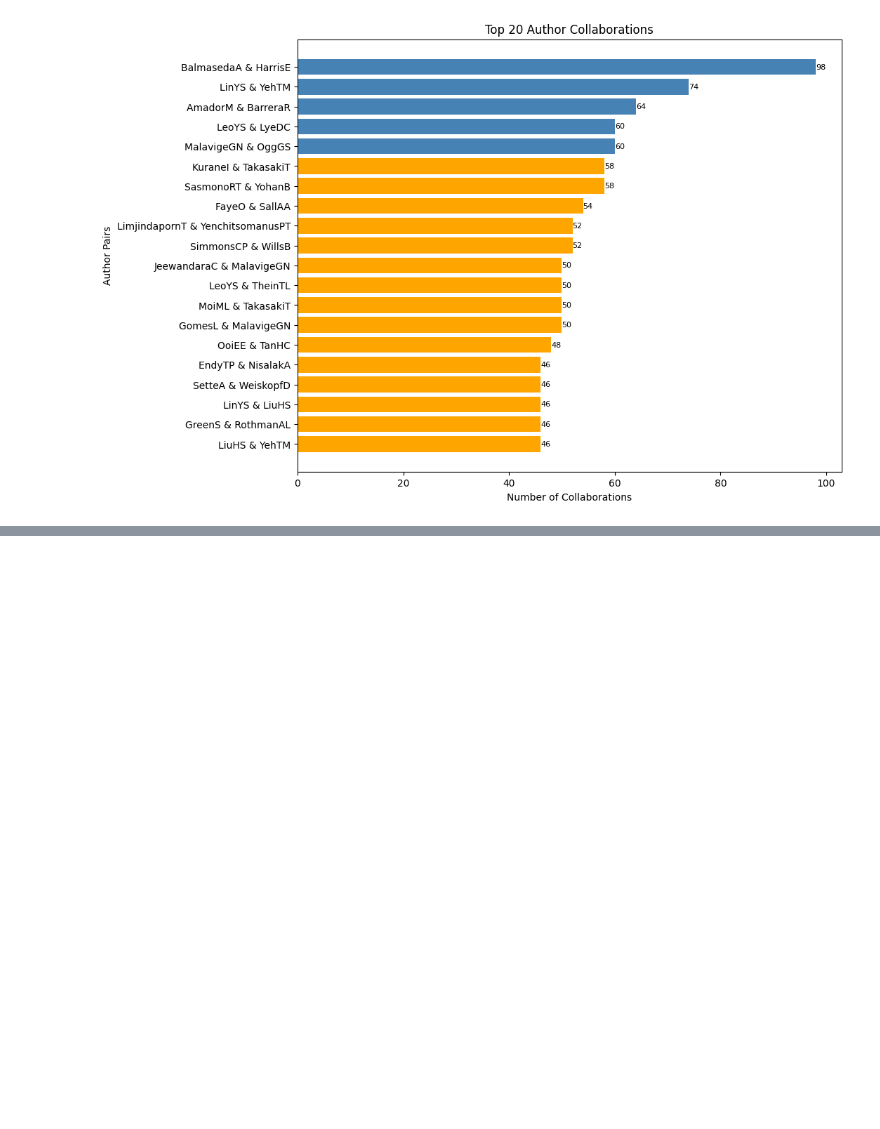
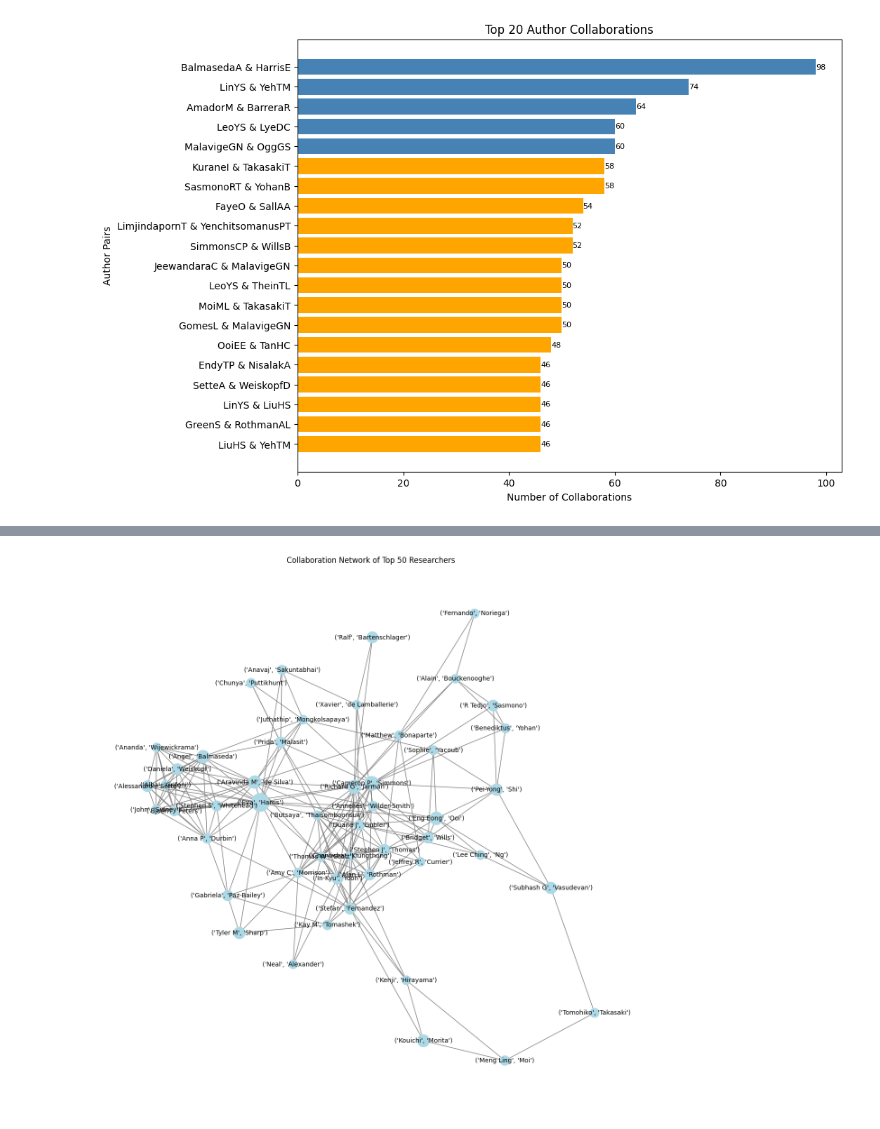
Before and after one commit to gnc506/Skills_Assessment, a Jupyter notebook: Skill_Assessment_2_Tabassum.ipynb, the cells around one changed output, grey strips where cells are left out. Drawn from its saved outputs; the diff is of its cells as text; code cells hidden in the pictures; blank space fills up the shorter version.

```diff
--- a/Skill_Assessment_2_Tabassum.ipynb
+++ b/Skill_Assessment_2_Tabassum.ipynb
@@ -311,0 +316,5 @@ plt.show()
+# %%
+# Identifying the top 50 researchers
+top_50_researchers = sorted(researcher_collaboration_count.items(), key=lambda x: x[1], reverse=True)[:50]
+top_50_researchers_list = [item[0] for item in top_50_researchers]
+top_50_researchers
@@ -311,0 +339,24 @@ plt.show()
+# %%
+# Creating a subgraph with these top 50 researchers
+top_50_researchers_subgraph = nx.Graph()
+for authors in pmid_authors_map.values():
+     for author_pair in combinations(authors, 2):
+          if author_pair[0] in top_50_researchers_list and author_pair[1] in top_50_researchers_list:
+              top_50_researchers_subgraph.add_edge(*author_pair)
+
+# Creating a network graph for the top collaborations
+G = nx.Graph()
+# Preparing node sizes based on the number of collaborations
+node_sizes = [researcher_collaboration_count[researcher] for researcher in top_50_researchers_subgraph.nodes]
+
+# Positioning the graph using spring layout for better visibility
+pos = nx.spring_layout(G, k=0.5, iterations=1)
+
+# Visualizing the top 20 researchers' collaboration subgraph with node sizes
+plt.figure(figsize=(12, 12))
+nx.draw(top_50_researchers_subgraph, with_labels=True, node_size=node_sizes, font_size=10, node_color="lightblue", width=[(G[u][v]['weight']/50) for u, v in G.edges()], edge_color="gray")
+plt.title("Collaboration Network of Top 50 Researchers")
+plt.savefig("top50.png")
+plt.show()
+# %% [output]
+[figure, added]
```
Also changed, not shown: parts of 6 cells of this notebook.
